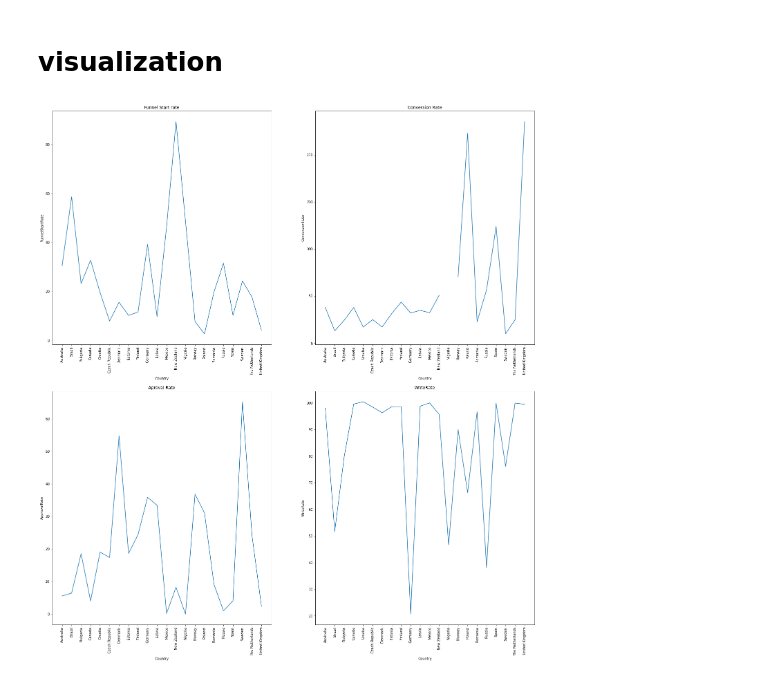
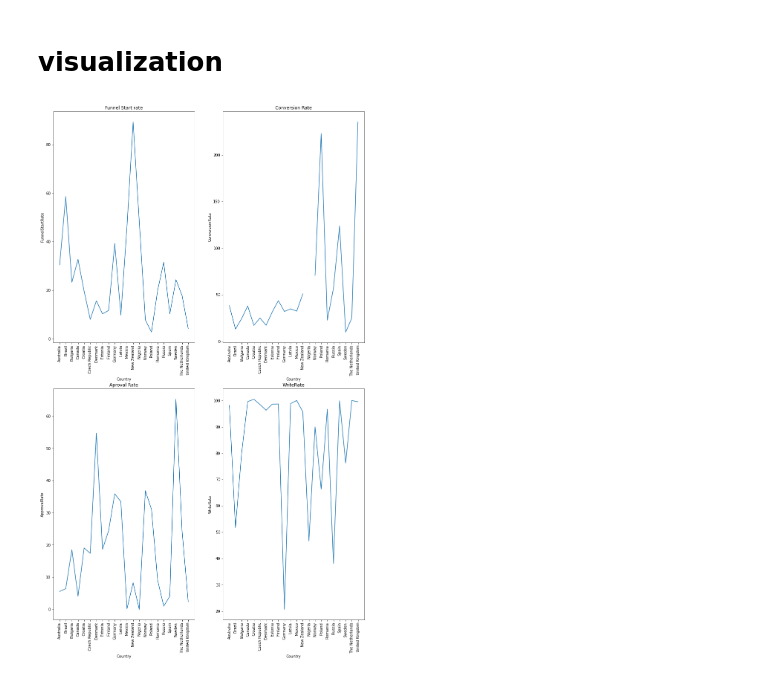
Before and after one commit to poddardelhi/crm_homeTask, a Jupyter notebook: HomeTask_CRMAnalyst.ipynb, the cells around one changed output. Drawn from its saved outputs; the diff is of its cells as text; code cells hidden in the pictures.

```diff
--- a/HomeTask_CRMAnalyst.ipynb
+++ b/HomeTask_CRMAnalyst.ipynb
@@ -209,7 +211,6 @@ plt.show()
 # Create a visualization to see Group (all countries aggregated) trend over Q1 for those rates, and \# of Paid Out Loans.
 # %%
 df_application_agg=df_application.copy()
-df_application_agg.drop(columns=['FunnelStartRate','ConversionRate','ApprovalRate','WriteRate','Month', 'Date'],  inplace=True)
 df_application_agg=df_application_agg.groupby(['Country']).sum().reset_index()
 
 df_application_agg['FunnelStartRate']= (df_application_agg['StartedApplications']/ df_application_agg['Sessions']) * 100
@@ -233,21 +234,21 @@ df_application_agg.head()
 # visualization
 # %%
 fig,([ax1,ax2],[ax3,ax4])= plt.subplots(2,2)
-fig.set_figheight(15)
-fig.set_figwidth(25)
+fig.set_figheight(8)
+fig.set_figwidth(15)
 
 ax1.set_title('Funnel Start rate')
 sns.lineplot(data= df_application_agg, x= 'Country', y='FunnelStartRate',ax=ax1 )
 ax2.set_title('Conversion Rate')
 sns.lineplot(data= df_application_agg, x= 'Country', y='ConversionRate',ax=ax2 )
 ax3.set_title('Aproval Rate')
 sns.lineplot(data= df_application_agg, x= 'Country', y='ApprovalRate',ax=ax3 )
 ax4.set_title('WriteRate')
 sns.lineplot(data= df_application_agg, x= 'Country', y='WriteRate',ax=ax4 )
 
-plt.subplots_adjust(top=1.5)
+plt.subplots_adjust(top=2.5)
 
 for labels in ax1.get_xticklabels() + ax2.get_xticklabels() + ax3.get_xticklabels() + ax4.get_xticklabels():
   labels.set_rotation(90)
 # %% [output]
-[figure, old version]
+[figure, new version]
```
Also changed, not shown: parts of 7 cells of this notebook.
